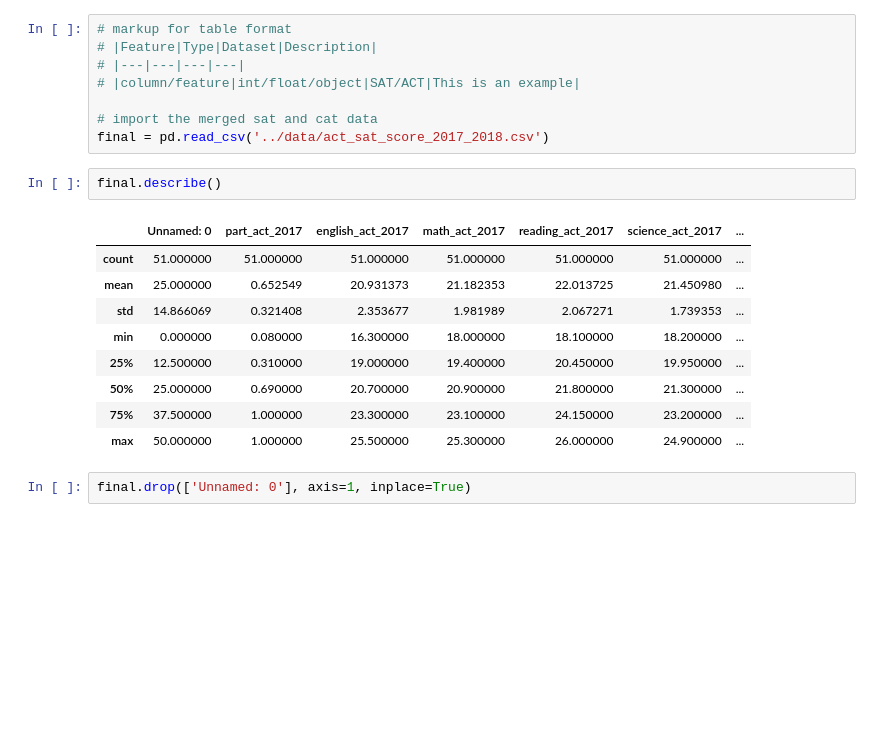
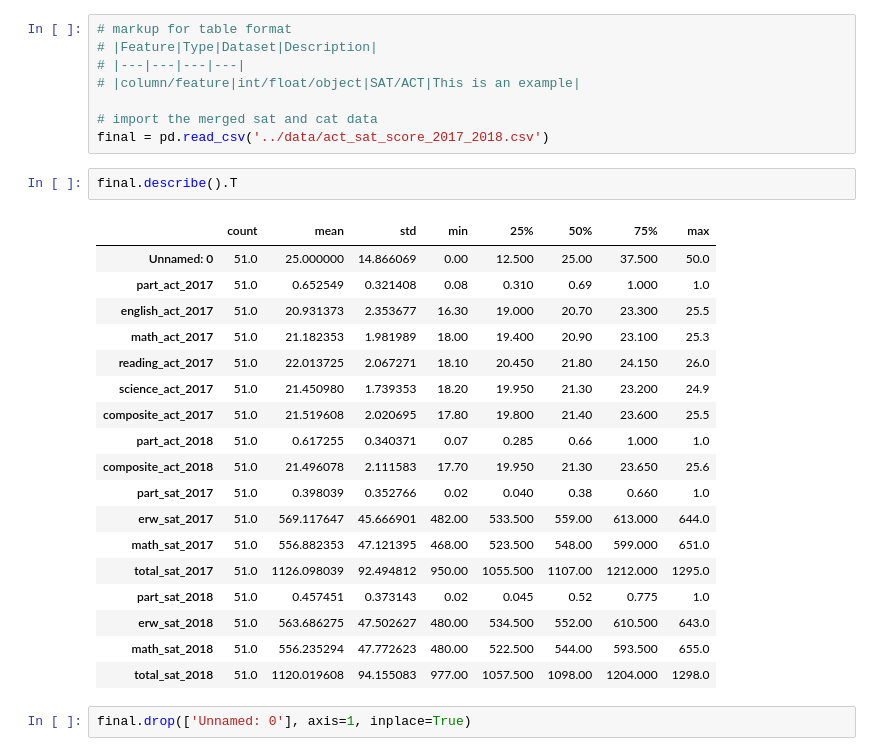
Before and after one commit to jpschew/GA-projects-DSI24, a Jupyter notebook: GA-project1/code/DSI24 Project 1.ipynb, the cells around one changed output. Drawn from its saved outputs; the diff is of its cells as text; blank space fills up the shorter version.

```diff
--- a/GA-project1/code/DSI24 Project 1.ipynb
+++ b/GA-project1/code/DSI24 Project 1.ipynb
@@ -639,17 +646,26 @@ Provided is the skeleton for formatting a markdown table, with columns headers t
 # import the merged sat and cat data
 final = pd.read_csv('../data/act_sat_score_2017_2018.csv')
 # %%
-final.describe()
+final.describe().T
 # %% [output]
-|  | Unnamed: 0 | part_act_2017 | english_act_2017 | math_act_2017 | reading_act_2017 | science_act_2017 | ... |
-| count | 51.000000 | 51.000000 | 51.000000 | 51.000000 | 51.000000 | 51.000000 | ... |
-| mean | 25.000000 | 0.652549 | 20.931373 | 21.182353 | 22.013725 | 21.450980 | ... |
-| std | 14.866069 | 0.321408 | 2.353677 | 1.981989 | 2.067271 | 1.739353 | ... |
-| min | 0.000000 | 0.080000 | 16.300000 | 18.000000 | 18.100000 | 18.200000 | ... |
-| 25% | 12.500000 | 0.310000 | 19.000000 | 19.400000 | 20.450000 | 19.950000 | ... |
-| 50% | 25.000000 | 0.690000 | 20.700000 | 20.900000 | 21.800000 | 21.300000 | ... |
-| 75% | 37.500000 | 1.000000 | 23.300000 | 23.100000 | 24.150000 | 23.200000 | ... |
-| max | 50.000000 | 1.000000 | 25.500000 | 25.300000 | 26.000000 | 24.900000 | ... |
+|  | count | mean | std | min | 25% | 50% | 75% | max |
+| Unnamed: 0 | 51.0 | 25.000000 | 14.866069 | 0.00 | 12.500 | 25.00 | 37.500 | 50.0 |
+| part_act_2017 | 51.0 | 0.652549 | 0.321408 | 0.08 | 0.310 | 0.69 | 1.000 | 1.0 |
+| english_act_2017 | 51.0 | 20.931373 | 2.353677 | 16.30 | 19.000 | 20.70 | 23.300 | 25.5 |
+| math_act_2017 | 51.0 | 21.182353 | 1.981989 | 18.00 | 19.400 | 20.90 | 23.100 | 25.3 |
+| reading_act_2017 | 51.0 | 22.013725 | 2.067271 | 18.10 | 20.450 | 21.80 | 24.150 | 26.0 |
+| science_act_2017 | 51.0 | 21.450980 | 1.739353 | 18.20 | 19.950 | 21.30 | 23.200 | 24.9 |
+| composite_act_2017 | 51.0 | 21.519608 | 2.020695 | 17.80 | 19.800 | 21.40 | 23.600 | 25.5 |
+| part_act_2018 | 51.0 | 0.617255 | 0.340371 | 0.07 | 0.285 | 0.66 | 1.000 | 1.0 |
+| composite_act_2018 | 51.0 | 21.496078 | 2.111583 | 17.70 | 19.950 | 21.30 | 23.650 | 25.6 |
+| part_sat_2017 | 51.0 | 0.398039 | 0.352766 | 0.02 | 0.040 | 0.38 | 0.660 | 1.0 |
+| erw_sat_2017 | 51.0 | 569.117647 | 45.666901 | 482.00 | 533.500 | 559.00 | 613.000 | 644.0 |
+| math_sat_2017 | 51.0 | 556.882353 | 47.121395 | 468.00 | 523.500 | 548.00 | 599.000 | 651.0 |
+| total_sat_2017 | 51.0 | 1126.098039 | 92.494812 | 950.00 | 1055.500 | 1107.00 | 1212.000 | 1295.0 |
+| part_sat_2018 | 51.0 | 0.457451 | 0.373143 | 0.02 | 0.045 | 0.52 | 0.775 | 1.0 |
+| erw_sat_2018 | 51.0 | 563.686275 | 47.502627 | 480.00 | 534.500 | 552.00 | 610.500 | 643.0 |
+| math_sat_2018 | 51.0 | 556.235294 | 47.772623 | 480.00 | 522.500 | 544.00 | 593.500 | 655.0 |
+| total_sat_2018 | 51.0 | 1120.019608 | 94.155083 | 977.00 | 1057.500 | 1098.00 | 1204.000 | 1298.0 |
 # %%
 final.drop(['Unnamed: 0'], axis=1, inplace=True)
 # %%
```
Also changed, not shown: parts of 98 cells of this notebook, 6 other files.
